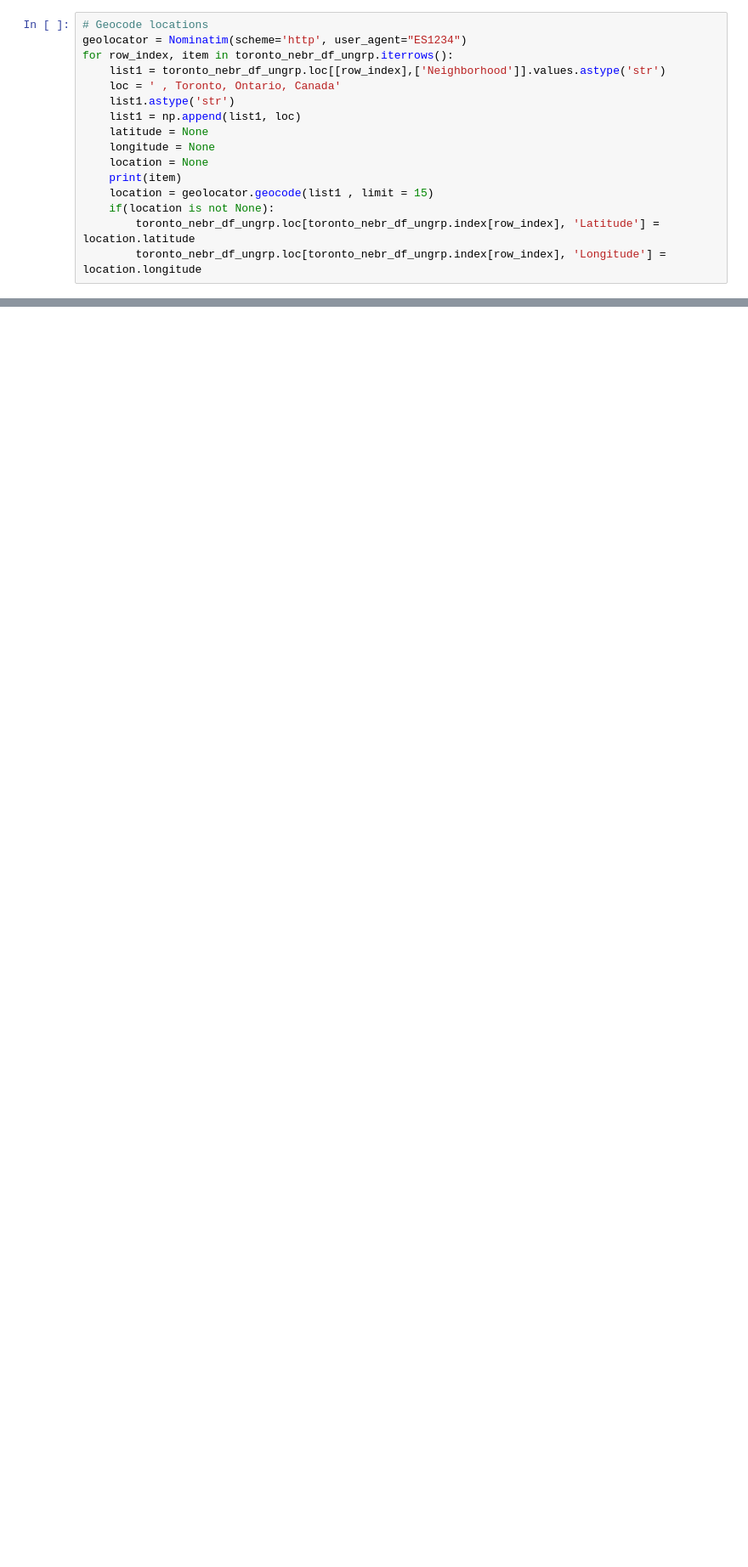
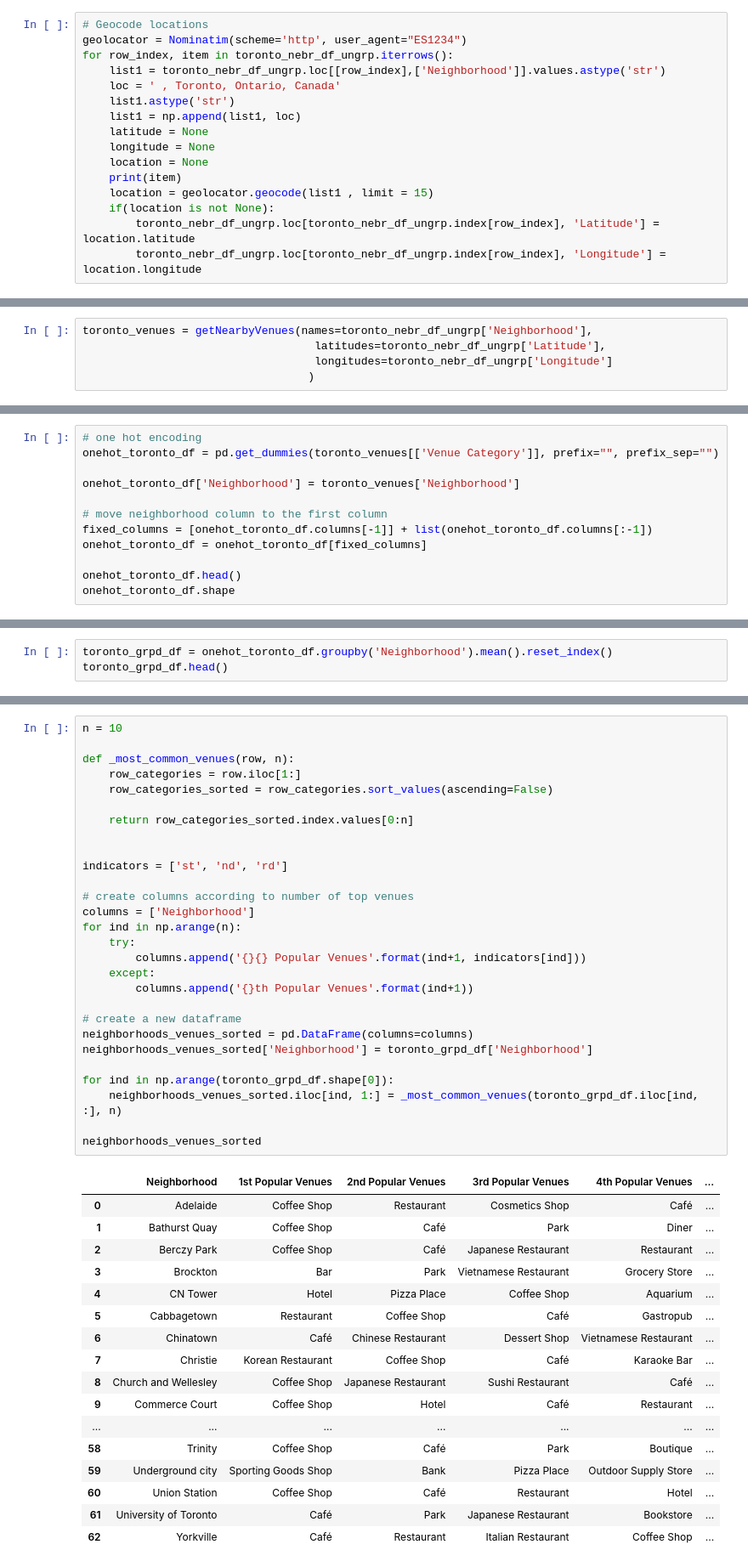
Before and after one commit to vasanth610/Coursera_Capstone, a Jupyter notebook: the_battle_of_neighborhoods/The Battle of Neighborhoods - Week 2.ipynb, the cells around one changed output, grey strips where cells are left out. Shown at 85% size. Drawn from its saved outputs; the diff is of its cells as text; blank space fills up the shorter version.

```diff
--- a/the_battle_of_neighborhoods/The Battle of Neighborhoods - Week 2.ipynb
+++ b/the_battle_of_neighborhoods/The Battle of Neighborhoods - Week 2.ipynb
@@ -211,0 +283,5 @@ toronto_nebr_df_ungrp.head()
+# %%
+toronto_venues = getNearbyVenues(names=toronto_nebr_df_ungrp['Neighborhood'],
+                                   latitudes=toronto_nebr_df_ungrp['Latitude'],
+                                   longitudes=toronto_nebr_df_ungrp['Longitude']
+                                  )
@@ -211,0 +303,12 @@ toronto_nebr_df_ungrp.head()
+# %%
+# one hot encoding
+onehot_toronto_df = pd.get_dummies(toronto_venues[['Venue Category']], prefix="", prefix_sep="")
+
+onehot_toronto_df['Neighborhood'] = toronto_venues['Neighborhood']
+
+# move neighborhood column to the first column
+fixed_columns = [onehot_toronto_df.columns[-1]] + list(onehot_toronto_df.columns[:-1])
+onehot_toronto_df = onehot_toronto_df[fixed_columns]
+
+onehot_toronto_df.head()
+onehot_toronto_df.shape
@@ -211,0 +317,3 @@ toronto_nebr_df_ungrp.head()
+# %%
+toronto_grpd_df = onehot_toronto_df.groupby('Neighborhood').mean().reset_index()
+toronto_grpd_df.head()
@@ -211,0 +361,46 @@ toronto_nebr_df_ungrp.head()
+# %%
+n = 10
+
+def _most_common_venues(row, n):
+    row_categories = row.iloc[1:]
+    row_categories_sorted = row_categories.sort_values(ascending=False)
+
+    return row_categories_sorted.index.values[0:n]
+
+
+indicators = ['st', 'nd', 'rd']
+
+# create columns according to number of top venues
+columns = ['Neighborhood']
+for ind in np.arange(n):
+    try:
+        columns.append('{}{} Popular Venues'.format(ind+1, indicators[ind]))
+    except:
+        columns.append('{}th Popular Venues'.format(ind+1))
+
+# create a new dataframe
+neighborhoods_venues_sorted = pd.DataFrame(columns=columns)
+neighborhoods_venues_sorted['Neighborhood'] = toronto_grpd_df['Neighborhood']
+
+for ind in np.arange(toronto_grpd_df.shape[0]):
+    neighborhoods_venues_sorted.iloc[ind, 1:] = _most_common_venues(toronto_grpd_df.iloc[ind, :], n)
+
+neighborhoods_venues_sorted
+# %% [output]
+|  | Neighborhood | 1st Popular Venues | 2nd Popular Venues | 3rd Popular Venues | 4th Popular Venues | ... |
+| 0 | Adelaide | Coffee Shop | Restaurant | Cosmetics Shop | Café | ... |
+| 1 | Bathurst Quay | Coffee Shop | Café | Park | Diner | ... |
+| 2 | Berczy Park | Coffee Shop | Café | Japanese Restaurant | Restaurant | ... |
+| 3 | Brockton | Bar | Park | Vietnamese Restaurant | Grocery Store | ... |
+| 4 | CN Tower | Hotel | Pizza Place | Coffee Shop | Aquarium | ... |
+| 5 | Cabbagetown | Restaurant | Coffee Shop | Café | Gastropub | ... |
+| 6 | Chinatown | Café | Chinese Restaurant | Dessert Shop | Vietnamese Restaurant | ... |
+| 7 | Christie | Korean Restaurant | Coffee Shop | Café | Karaoke Bar | ... |
+| 8 | Church and Wellesley | Coffee Shop | Japanese Restaurant | Sushi Restaurant | Café | ... |
+| 9 | Commerce Court | Coffee Shop | Hotel | Café | Restaurant | ... |
+| ... | ... | ... | ... | ... | ... | ... |
+| 58 | Trinity | Coffee Shop | Café | Park | Boutique | ... |
+| 59 | Underground city | Sporting Goods Shop | Bank | Pizza Place | Outdoor Supply Store | ... |
+| 60 | Union Station | Coffee Shop | Café | Restaurant | Hotel | ... |
+| 61 | University of Toronto | Café | Park | Japanese Restaurant | Bookstore | ... |
+| 62 | Yorkville | Café | Restaurant | Italian Restaurant | Coffee Shop | ... |
```
Also changed, not shown: parts of 21 cells of this notebook.
